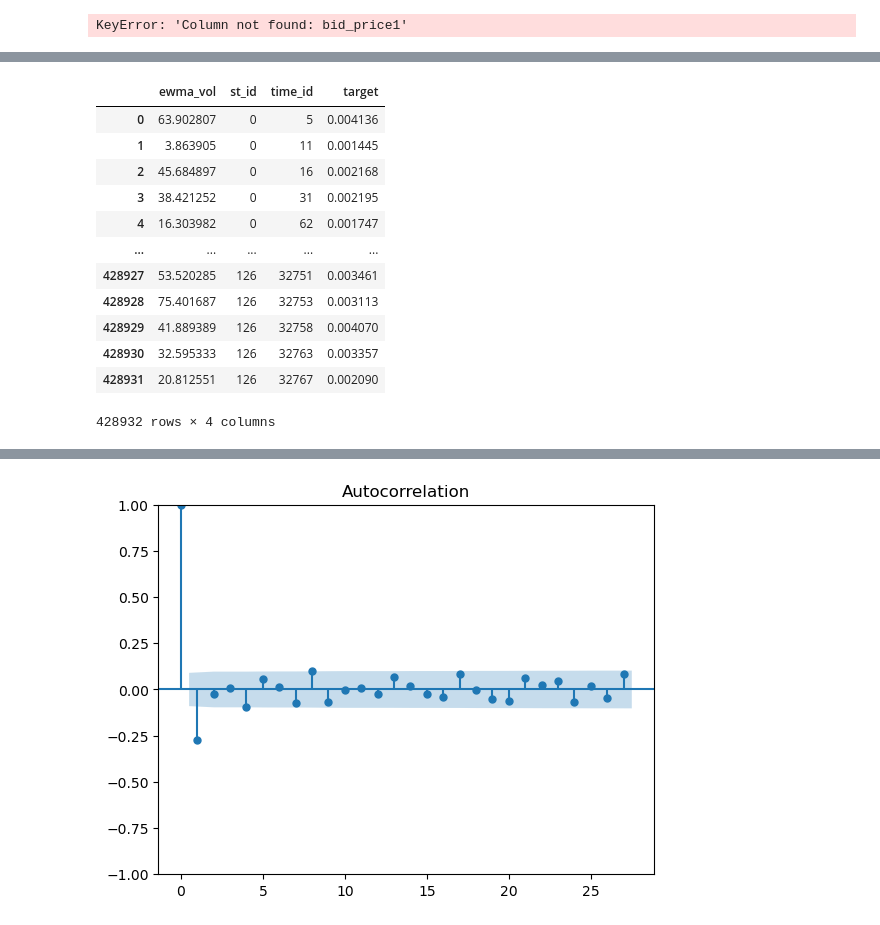
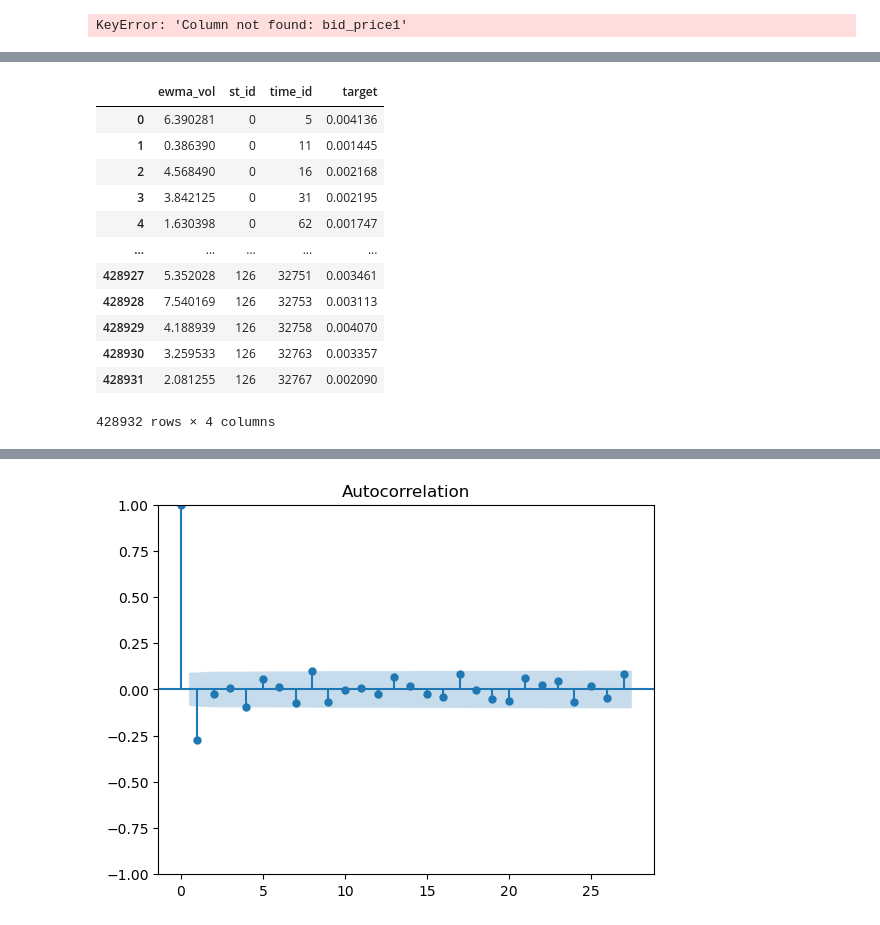
Before and after one commit to JosePeeterson/Optiver-Realized-Volatility-Prediction, a Jupyter notebook: src/Exploratory_Data_Analysis/features_eda_within_stocks_linux.ipynb, the cells around one changed output, grey strips where cells are left out. Saved outputs shown, nothing was run; the diff lists cells and outputs as text; code cells hidden in the pictures.

```diff
--- a/src/Exploratory_Data_Analysis/features_eda_within_stocks.ipynb
+++ b/src/Exploratory_Data_Analysis/features_eda_within_stocks_linux.ipynb
@@ -689,28 +763,30 @@ def my_st_id_splitter(row_id):
 def my_time_id_splitter(row_id):
     return int(str(row_id.values[0]).split('-')[1])
 # %%
-# 8) EWMA of squared log returns for each stock_id
+# 8) EWMA of BOOK squared log returns for each stock_id
 
-all_ewma_vol = pd.DataFrame()
-all_ewma_vol['ewma_vol'] = book_wap_log_returns_df.groupby('row_id').agg({'10^8x_log_return_sqr':[my_ewma_last_100]}).values.flatten()
-all_ewma_vol['st_id'] = book_wap_log_returns_df.groupby('row_id').agg({'row_id':[my_st_id_splitter]}).values.flatten()
-all_ewma_vol['time_id'] = book_wap_log_returns_df.groupby('row_id').agg({'row_id':[my_time_id_splitter]}).values.flatten()
-all_ewma_vol_sorted = all_ewma_vol.sort_values(by=['st_id', 'time_id']).reset_index(drop=True)
+book_all_ewma_vol = pd.DataFrame()
+book_all_ewma_vol['ewma_vol'] = book_wap_log_returns_df.groupby('row_id').agg({'sqr_10e2x_log_return':[my_ewma_last_100]}).values.flatten()
+book_all_ewma_vol['st_id'] = book_wap_log_returns_df.groupby('row_id').agg({'row_id':[my_st_id_splitter]}).values.flatten()
+book_all_ewma_vol['time_id'] = book_wap_log_returns_df.groupby('row_id').agg({'row_id':[my_time_id_splitter]}).values.flatten()
+book_all_ewma_vol_sorted = book_all_ewma_vol.sort_values(by=['st_id', 'time_id']).reset_index(drop=True)
 train.sort_values(by=['stock_id', 'time_id']).reset_index(drop=True)
-all_ewma_vol_sorted['target'] = train['target']
-all_ewma_vol_sorted
+book_all_ewma_vol_sorted['target'] = train['target']
+ewma_vol_corr = book_all_ewma_vol_sorted.groupby('st_id')[['ewma_vol', 'target']].corr().iloc[0::2, -1]
+ewma_vol_corr.index = ewma_vol_corr.index.droplevel(1)
+book_all_ewma_vol_sorted
 # %% [output]
 |  | ewma_vol | st_id | time_id | target |
-| 0 | 63.902807 | 0 | 5 | 0.004136 |
-| 1 | 3.863905 | 0 | 11 | 0.001445 |
-| 2 | 45.684897 | 0 | 16 | 0.002168 |
-| 3 | 38.421252 | 0 | 31 | 0.002195 |
-| 4 | 16.303982 | 0 | 62 | 0.001747 |
+| 0 | 6.390281 | 0 | 5 | 0.004136 |
+| 1 | 0.386390 | 0 | 11 | 0.001445 |
+| 2 | 4.568490 | 0 | 16 | 0.002168 |
+| 3 | 3.842125 | 0 | 31 | 0.002195 |
+| 4 | 1.630398 | 0 | 62 | 0.001747 |
 | ... | ... | ... | ... | ... |
-| 428927 | 53.520285 | 126 | 32751 | 0.003461 |
-| 428928 | 75.401687 | 126 | 32753 | 0.003113 |
-| 428929 | 41.889389 | 126 | 32758 | 0.004070 |
-| 428930 | 32.595333 | 126 | 32763 | 0.003357 |
-| 428931 | 20.812551 | 126 | 32767 | 0.002090 |
+| 428927 | 5.352028 | 126 | 32751 | 0.003461 |
+| 428928 | 7.540169 | 126 | 32753 | 0.003113 |
+| 428929 | 4.188939 | 126 | 32758 | 0.004070 |
+| 428930 | 3.259533 | 126 | 32763 | 0.003357 |
+| 428931 | 2.081255 | 126 | 32767 | 0.002090 |
 428932 rows × 4 columns
 # %%
```
Also changed, not shown: parts of 17 cells of this notebook, 7 other files.
